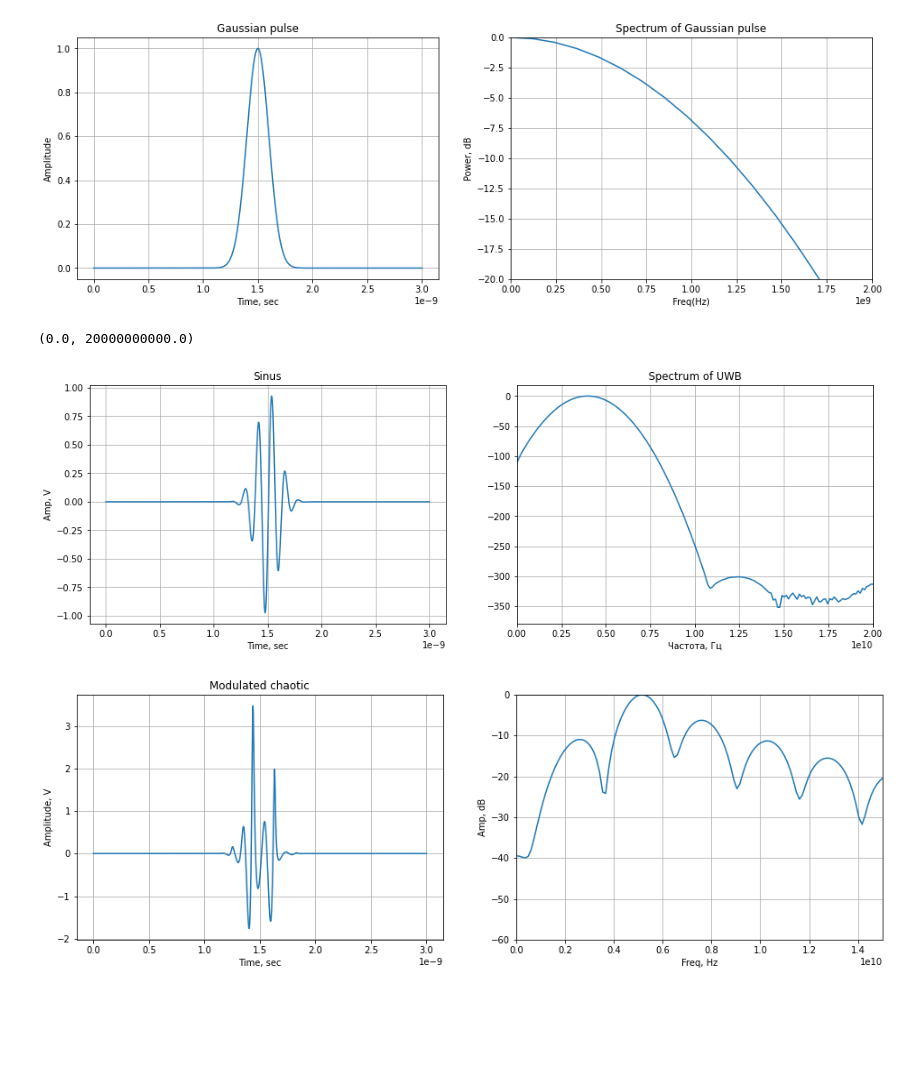
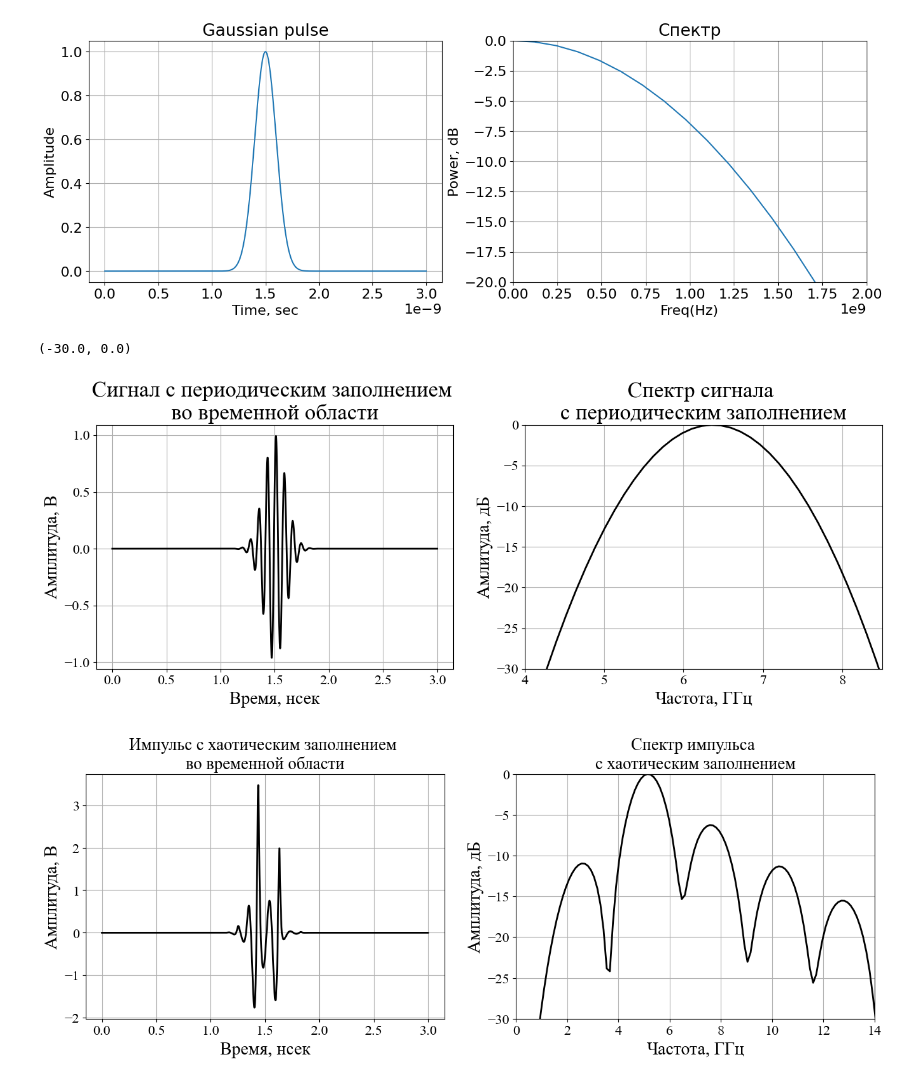
Before and after one commit to liveinscarlet/Chaotic-UWB-modulation, a Jupyter notebook: TestExperiment.ipynb, the cells around one changed output. Drawn from its saved outputs; the diff is of its cells as text; code cells hidden in the pictures; blank space fills up the shorter version.

```diff
--- a/TestExperiment.ipynb
+++ b/TestExperiment.ipynb
@@ -9,18 +9,27 @@ from scipy.signal import firwin, remez,kaiser_atten, kaiser_beta
 from scipy.signal import butter, lfilter
 %matplotlib inline
 
-# %% Константы и массивы
+# Константы и массивы
 sampling_rate=5*10**11
 sampling_time = 1/sampling_rate
 N = 2048
-time = np.arange (0, 3*10**(-9), sampling_time)
+time_exp = 3*10**(-9) #длительность интервала времени
+time = np.arange (0, time_exp, sampling_time)
 freq=np.linspace(0, sampling_rate/2, 2048)
 lowcut = 2*10**9
 highcut = 8*10**9
 SNR = 10 #Отношение сигнал шум
+amplitude = 0.001
+pulse_width = 5 * 10 ** (19)
+delay = 1.5 * 10 ** (-9)
+fr = 8 * 10**10
+# %%
+# Задание дефолтных параметров графиков
+plt.rc('font', size= 16, family='Times New Roman')
+plt.rc('lines', linewidth=2, color='k')
 # %%
 # Задание гауссовского импульса
-Gaussian_pulse = np.e ** (-5 * 10 ** (19) * (time - 1.5 * 10 ** (-9)) ** 2)
+Gaussian_pulse = np.e ** (-pulse_width * (time - delay) ** 2)
 
 # Построение спектра гауссовского импульса
 GaussFFT = fft(Gaussian_pulse, N)
@@ -41,36 +50,38 @@ plt.ylabel("Power, dB")
 plt.subplots_adjust(hspace=0.4)
 plt.xlim(0, 2 * 10**9)
 plt.ylim(-20, 0)
-plt.title("Spectrum of Gaussian pulse")
+plt.title("Спектр")
 plt.grid(True)
 # %% [output]
-[figure, old version]
+[figure, new version]
 # %%
 # Периодический сигнал, модулированный СКИ
-sin = np.sin(5 * 10**10 * time)
+sin = np.sin(fr* time)
 UWB_tip = sin * Gaussian_pulse
 
 # Построение спектра UWB-сигнала
 FFT_UWB = fft(UWB_tip, N)
 spectr_UWB = 20 * log10(abs(FFT_UWB) / max(abs((FFT_UWB))))
 
 # Построение графиков для UWB сигнала во временной и частотной областях
 fig1 = plt.figure(figsize=(16, 5))
 plt.subplot(1, 2, 1)
-plt.plot(time, sin * Gaussian_pulse)
+plt.plot(time * 10 ** 9, sin * Gaussian_pulse, color='k')
 plt.grid(True)
-plt.xlabel("Time, sec")
-plt.ylabel("Amp, V")
-plt.title("Sinus")
+plt.xlabel("Время, нсек", fontsize=20)
+plt.ylabel("Амплитуда, В", fontsize=20)
+plt.title("Сигнал с периодическим заполнением \nво временной области", fontsize=25)
 plt.subplot(1, 2, 2)
-plt.plot(freq, spectr_UWB)
+plt.plot(freq/10 ** 9, spectr_UWB, color='k')
 plt.grid(True)
-plt.xlabel("Частота, Гц")
-plt.title("Spectrum of UWB")
-plt.xlim(0, 2 * 10**10)
+plt.xlabel("Частота, ГГц", fontsize=20)
+plt.ylabel("Амлитуда, дБ", fontsize=20)
+plt.title("Спектр сигнала \nс периодическим заполнением", fontsize=25)
+plt.xlim(4, 8.5)
+plt.ylim(-30, 0)
 # %% [output]
-(0.0, 20000000000.0)
+(-30.0, 0.0)
-[figure, old version]
+[figure, new version]
 # %%
 # Работа генератора хаоса
 x0, y0, z0 = 1, 1, 1  # Начальные условия
@@ -115,20 +127,21 @@ spectr_Chaos_straight = abs((fft(x * straight, N)))
 # Хаос во временной и частотной областях
 fig2 = plt.figure(figsize=(16, 5))
 plt.subplot(1, 2, 1)
-plt.plot(time, x * Gaussian_pulse)
+plt.plot(time * 10 ** 9, x * Gaussian_pulse, color='k')
 plt.grid(True)
-plt.xlabel("Time, sec")
-plt.ylabel("Amplitude, V")
-plt.title("Modulated chaotic")
+plt.xlabel("Время, нсек", fontsize=20)
+plt.ylabel("Амплитуда, В", fontsize=20)
+plt.title("Импульс с хаотическим заполнением \nво временной области")
 plt.subplot(1, 2, 2)
-plt.plot(freq, 20 * np.log10(spectr_Chaos / max(spectr_Chaos)))
-plt.xlim(0, 1.5 * 10 ** (10))
-plt.ylim(-60, 0)
-plt.xlabel("Freq, Hz")
-plt.ylabel("Amp, dB")
+plt.plot(freq/10 ** 9, 20 * log10(spectr_Chaos / max(spectr_Chaos)), color='k')
+plt.xlim(0, 14)
+plt.ylim(-30, 0)
+plt.xlabel("Частота, ГГц", fontsize=20)
+plt.ylabel("Амплитуда, дБ", fontsize=20)
+plt.title("Спектр импульса \nс хаотическим заполнением")
 plt.grid(True)
 # %% [output]
-[figure, old version]
+[figure, new version]
 # %%
 # Построение графика прямохаотического импульса
 fig3 = plt.figure(figsize=(16, 5))
```
Also changed, not shown: parts of 11 cells of this notebook.
